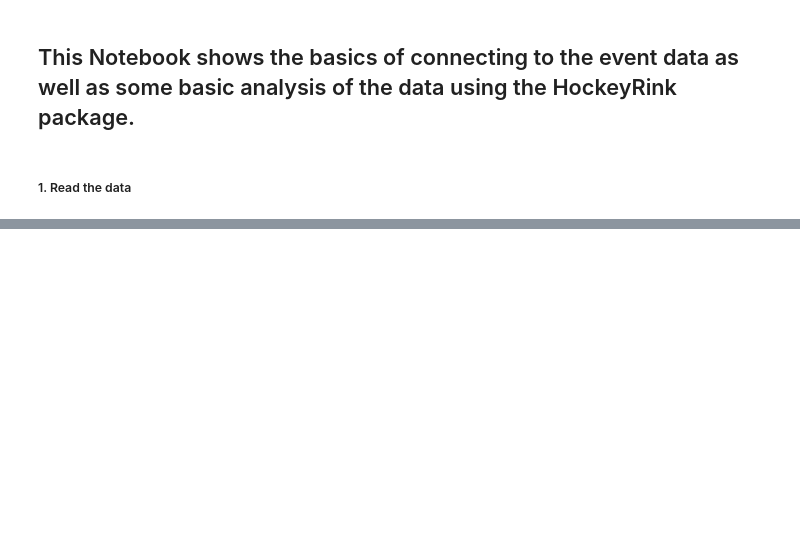
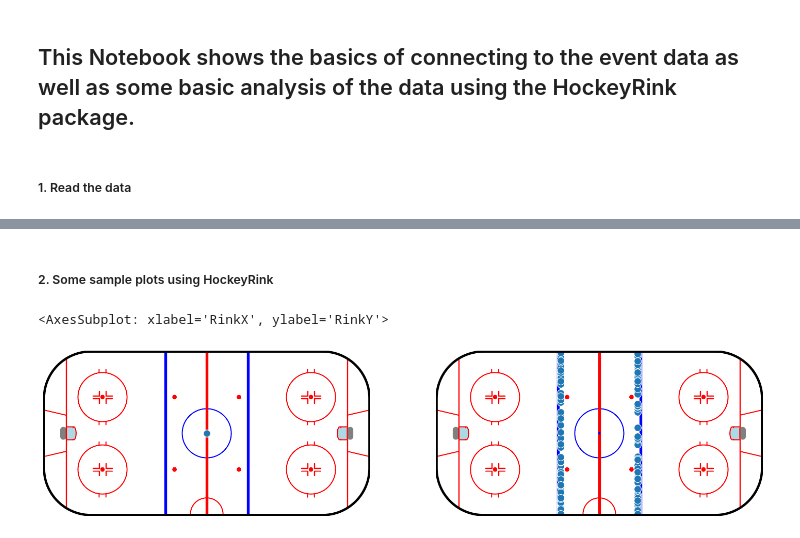
Before and after one commit to sportshackdays/Challenge-2-Find-the-Playmaker---Ice-Hockey-Data-Analytics-Next-Level, a Jupyter notebook: explore_the_data.ipynb, the cells around one changed output, grey strips where cells are left out. Saved outputs shown, nothing was run; the diff lists cells and outputs as text; code cells hidden in the pictures; blank space fills up the shorter version.

```diff
--- a/explore_the_data.ipynb
+++ b/explore_the_data.ipynb
@@ -14,0 +27,11 @@ FileNotFoundError: [Errno 2] No such file or directory: '/data/events.csv'
+# %%
+# each row has a column EventStartCoordinate and EventEndCoordinate which if applicable, contains the x and y coordinates of the event.
+# these columns need to be split into two columns, one for x and one for y
+df[['EventStartX', 'EventStartY']] = df['EventStartCoordinate'].str.split(',', expand=True)
+df[['EventEndX', 'EventEndY']] = df['EventEndCoordinate'].str.split(',', expand=True)
+# %%
+# convert the columns to numeric
+df['EventStartX'] = pd.to_numeric(df['EventStartX'])
+df['EventStartY'] = pd.to_numeric(df['EventStartY'])
+df['EventEndX'] = pd.to_numeric(df['EventEndX'])
+df['EventEndY'] = pd.to_numeric(df['EventEndY'])
@@ -14,0 +48,5 @@ FileNotFoundError: [Errno 2] No such file or directory: '/data/events.csv'
+# %% [markdown]
+##### 2. Some sample plots using HockeyRink
+# %%
+# create a rink object
+rink = hr.IIHFRink()
@@ -14,0 +59,10 @@ FileNotFoundError: [Errno 2] No such file or directory: '/data/events.csv'
+# %%
+crossings = df[df['EventType'] == 'BluelineCrossing']
+# %%
+# plot the corssings on the rink
+fig, axs = plt.subplots(1, 2, figsize=(18, 8))
+rink.scatter("x", "y",  s=100, edgecolor="white", data=crossings, ax=axs[0])
+rink.plot_fn(sns.scatterplot, x="RinkX", y="RinkY", s=100, legend=False, data=crossings, ax=axs[1])
+# %% [output]
+<AxesSubplot: xlabel='RinkX', ylabel='RinkY'>
+[figure, added]
```
Also changed, not shown: parts of 9 cells of this notebook.
